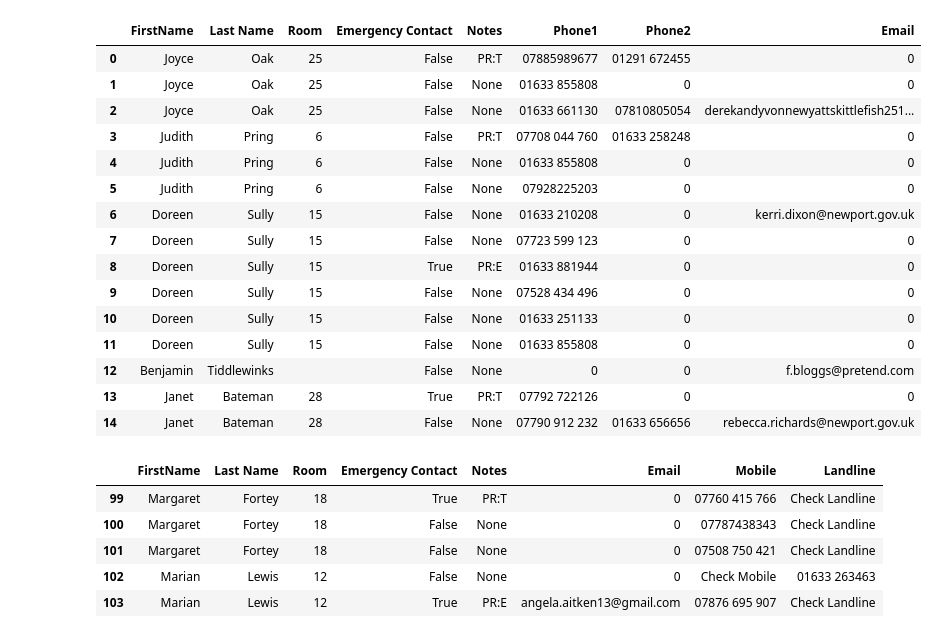
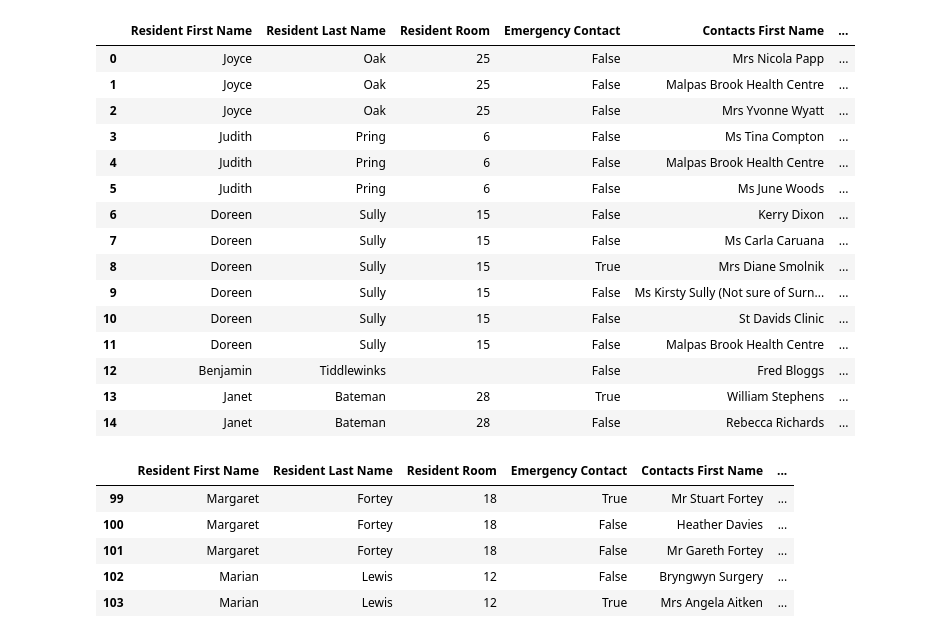
Before and after one commit to thunderbait/pcs-flex-adapter, a Jupyter notebook: Untitled1.ipynb, the cells around one changed output. Cells and saved outputs as stored; diff of their text form; code cells hidden in the pictures.

Commit message:
change column names

```diff
--- a/Untitled1.ipynb
+++ b/Untitled1.ipynb
@@ -31,6 +31,7 @@ telephones = []
 emergency = []
 email = []
 notes = []
+emergencyName=[]
 
 def getUserInformation():
     for serviceUser in response_info[0]['serviceUsers']:
@@ -42,6 +43,7 @@ def getUserInformation():
             isEmergencyContact = relationship['emergencyContact']
             relationshipEmail = relationship['email']
             relationshipNotes = relationship['notes']
+            relationshipName=relationship['personName']
 
             firstNames.append(firstName)
             lastNames.append(lastName)
@@ -50,17 +52,19 @@ def getUserInformation():
             emergency.append(isEmergencyContact)
             email.append(relationshipEmail)
             notes.append(relationshipNotes)
+            emergencyName.append(relationshipName)
 # %%
 getUserInformation()
 # %%
-flex_df = pd.DataFrame(columns=['FirstName','Last Name','Room','Emergency Contact','Phones','Email','Notes'])
+flex_df = pd.DataFrame(columns=['Resident First Name','Resident Last Name','Resident Room','Emergency Contact','Contacts First Name','Phones','Contacts Email','Notes'])
 # %%
-flex_df['FirstName'] = firstNames
-flex_df['Last Name'] = lastNames
-flex_df['Room'] = userRooms
+flex_df['Resident First Name'] = firstNames
+flex_df['Resident Last Name'] = lastNames
+flex_df['Resident Room'] = userRooms
 flex_df['Phones'] = telephones
 flex_df['Emergency Contact'] = emergency
-flex_df['Email'] = email
+flex_df['Contacts First Name'] = emergencyName
+flex_df['Contacts Email'] = email
 flex_df['Notes'] = notes
 # %%
 flex_df
@@ -144,26 +148,26 @@ def emailChecker():
 
 emailChecker()
 # %%
-del flex_df['Email']
-flex_df['Email']= email_list
+del flex_df['Contacts Email']
+flex_df['Contacts Email']= email_list
 flex_df.head(15)
 # %% [output]
-|  | FirstName | Last Name | Room | Emergency Contact | Notes | Phone1 | Phone2 | Email |
-| 0 | Joyce | Oak | 25 | False | PR:T | 07885989677 | 01291 672455 | 0 |
-| 1 | Joyce | Oak | 25 | False | None | 01633 855808 | 0 | 0 |
-| 2 | Joyce | Oak | 25 | False | None | 01633 661130 | 07810805054 | derekandyvonnewyattskittlefish251... |
-| 3 | Judith | Pring | 6 | False | PR:T | 07708 044 760 | 01633 258248 | 0 |
-| 4 | Judith | Pring | 6 | False | None | 01633 855808 | 0 | 0 |
-| 5 | Judith | Pring | 6 | False | None | 07928225203 | 0 | 0 |
-| 6 | Doreen | Sully | 15 | False | None | 01633 210208 | 0 | kerri.dixon@newport.gov.uk |
-| 7 | Doreen | Sully | 15 | False | None | 07723 599 123 | 0 | 0 |
-| 8 | Doreen | Sully | 15 | True | PR:E | 01633 881944 | 0 | 0 |
-| 9 | Doreen | Sully | 15 | False | None | 07528 434 496 | 0 | 0 |
-| 10 | Doreen | Sully | 15 | False | None | 01633 251133 | 0 | 0 |
-| 11 | Doreen | Sully | 15 | False | None | 01633 855808 | 0 | 0 |
-| 12 | Benjamin | Tiddlewinks |  | False | None | 0 | 0 | f.bloggs@pretend.com |
-| 13 | Janet | Bateman | 28 | True | PR:T | 07792 722126 | 0 | 0 |
-| 14 | Janet | Bateman | 28 | False | None | 07790 912 232 | 01633 656656 | rebecca.richards@newport.gov.uk |
+|  | Resident First Name | Resident Last Name | Resident Room | Emergency Contact | Contacts First Name | ... |
+| 0 | Joyce | Oak | 25 | False | Mrs Nicola Papp | ... |
+| 1 | Joyce | Oak | 25 | False | Malpas Brook Health Centre | ... |
+| 2 | Joyce | Oak | 25 | False | Mrs Yvonne Wyatt | ... |
+| 3 | Judith | Pring | 6 | False | Ms Tina Compton | ... |
+| 4 | Judith | Pring | 6 | False | Malpas Brook Health Centre | ... |
+| 5 | Judith | Pring | 6 | False | Ms June Woods | ... |
+| 6 | Doreen | Sully | 15 | False | Kerry Dixon | ... |
+| 7 | Doreen | Sully | 15 | False | Ms Carla Caruana | ... |
+| 8 | Doreen | Sully | 15 | True | Mrs Diane Smolnik | ... |
+| 9 | Doreen | Sully | 15 | False | Ms Kirsty Sully (Not sure of Surn... | ... |
+| 10 | Doreen | Sully | 15 | False | St Davids Clinic | ... |
+| 11 | Doreen | Sully | 15 | False | Malpas Brook Health Centre | ... |
+| 12 | Benjamin | Tiddlewinks |  | False | Fred Bloggs | ... |
+| 13 | Janet | Bateman | 28 | True | William Stephens | ... |
+| 14 | Janet | Bateman | 28 | False | Rebecca Richards | ... |
 # %%
 mobile_list = []
 landline_list = []
@@ -197,17 +201,17 @@ def telephoneChecker():
 # %%
 telephoneChecker()
 # %%
-flex_df['Mobile'] = mobile_list
-flex_df['Landline'] = landline_list
+flex_df['Contacts Mobile Phone'] = mobile_list
+flex_df['Contacts Home Phone'] = landline_list
 del flex_df['Phone1']
 del flex_df['Phone2']
 flex_df.tail()
 # %% [output]
-|  | FirstName | Last Name | Room | Emergency Contact | Notes | Email | Mobile | Landline |
-| 99 | Margaret | Fortey | 18 | True | PR:T | 0 | 07760 415 766 | Check Landline |
-| 100 | Margaret | Fortey | 18 | False | None | 0 | 07787438343 | Check Landline |
-| 101 | Margaret | Fortey | 18 | False | None | 0 | 07508 750 421 | Check Landline |
-| 102 | Marian | Lewis | 12 | False | None | 0 | Check Mobile | 01633 263463 |
-| 103 | Marian | Lewis | 12 | True | PR:E | angela.aitken13@gmail.com | 07876 695 907 | Check Landline |
+|  | Resident First Name | Resident Last Name | Resident Room | Emergency Contact | Contacts First Name | ... |
+| 99 | Margaret | Fortey | 18 | True | Mr Stuart Fortey | ... |
+| 100 | Margaret | Fortey | 18 | False | Heather Davies | ... |
+| 101 | Margaret | Fortey | 18 | False | Mr Gareth Fortey | ... |
+| 102 | Marian | Lewis | 12 | False | Bryngwyn Surgery | ... |
+| 103 | Marian | Lewis | 12 | True | Mrs Angela Aitken | ... |
 # %%
 flex_df.to_csv(r'flex.csv')
```
Also changed, not shown: parts of 4 cells of this notebook, 1 other file.
